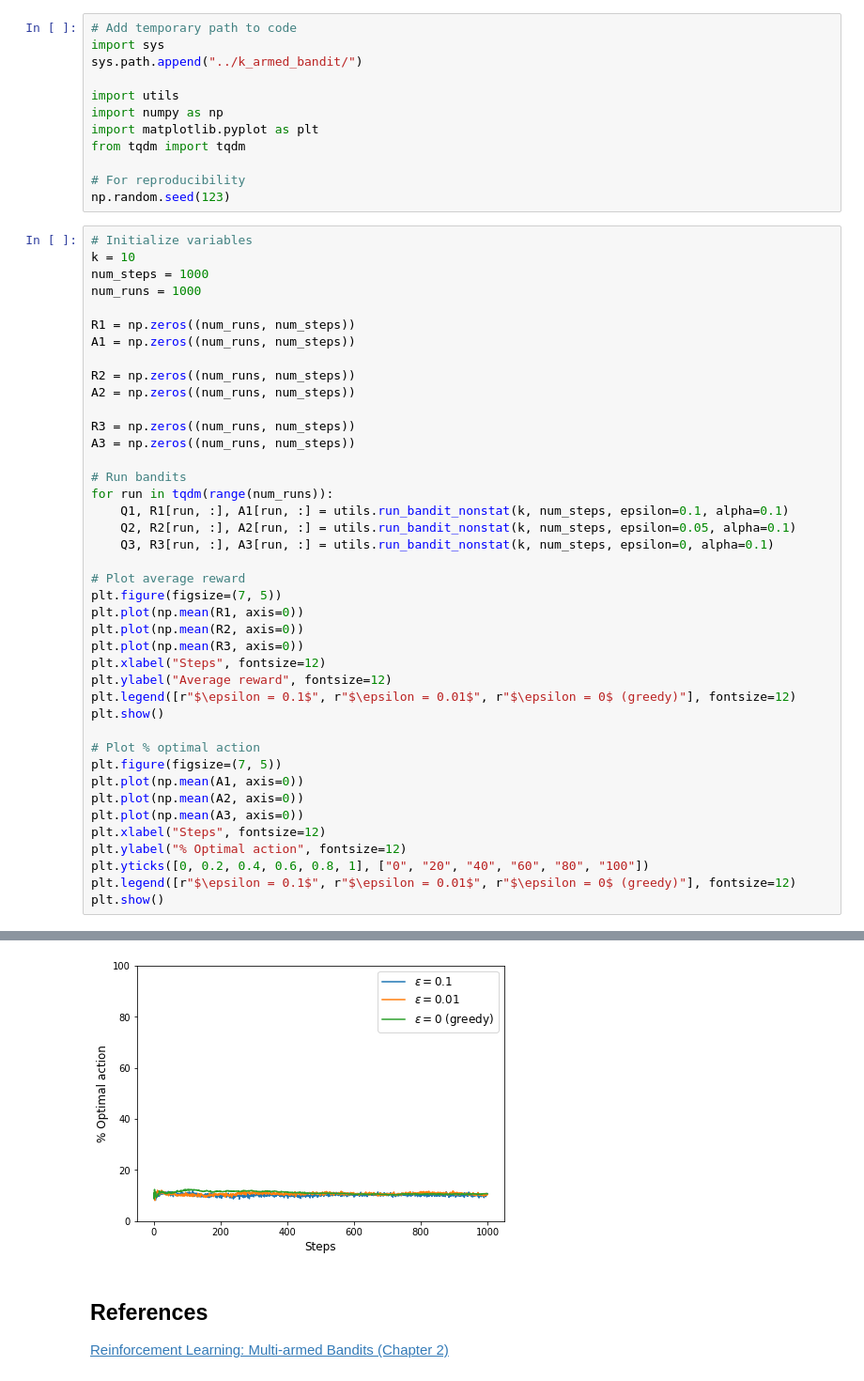
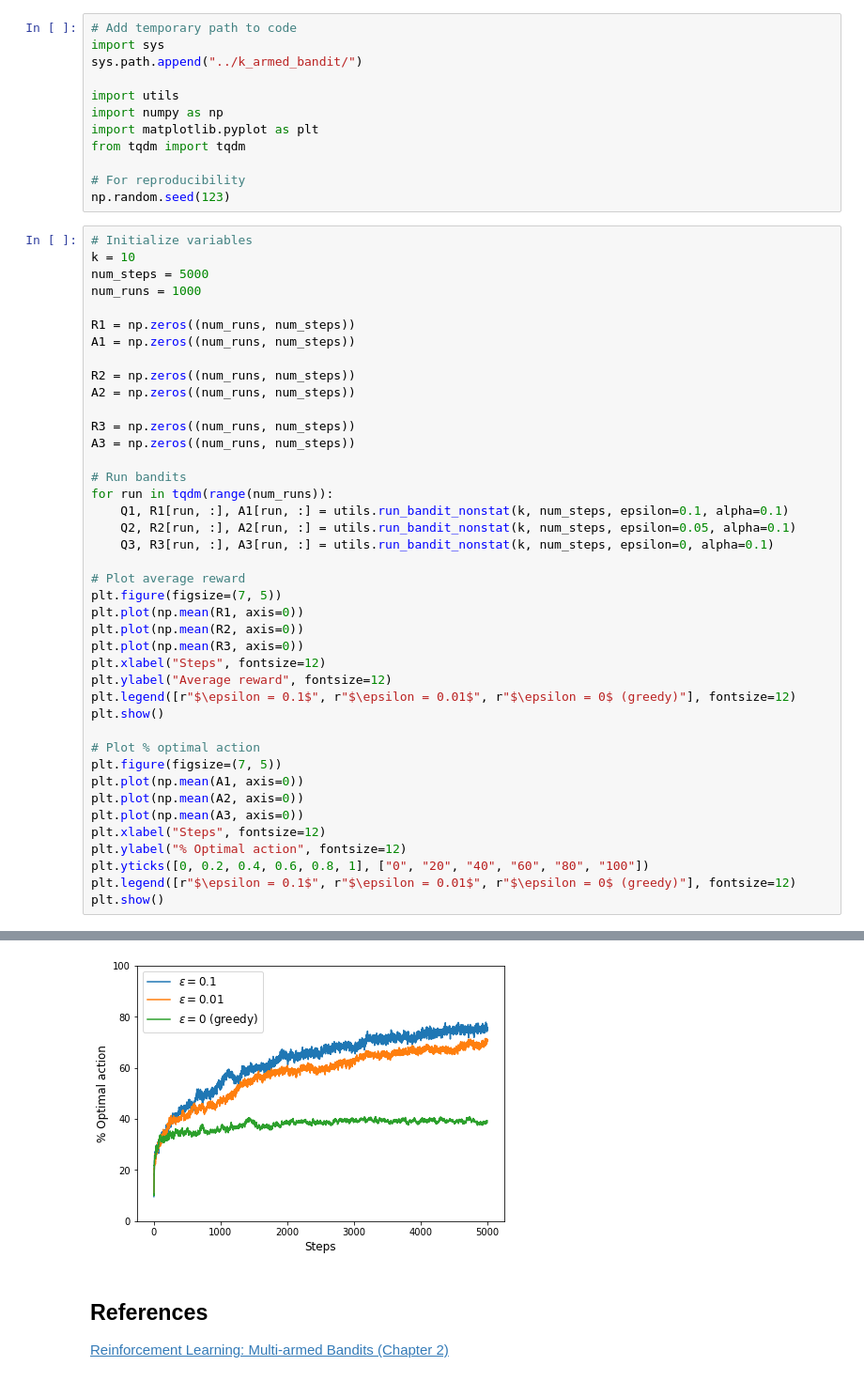
Before and after one commit to sgalella/kArmedBandit, a Jupyter notebook: notebooks/nonstationary.ipynb, the cells around one changed output, grey strips where cells are left out. Shown at 94% size. Cells and saved outputs as stored; diff of their text form.

```diff
--- a/notebooks/nonstationary.ipynb
+++ b/notebooks/nonstationary.ipynb
@@ -15,7 +15,7 @@ np.random.seed(123)
 # %%
 # Initialize variables
 k = 10
-num_steps = 1000
+num_steps = 5000
 num_runs = 1000
 
 R1 = np.zeros((num_runs, num_steps))
@@ -58,4 +58,4 @@ plt.show()
-[figure, old version]
+[figure, new version]
 # %% [markdown]
 ## References
 [Reinforcement Learning: Multi-armed Bandits (Chapter 2)](https://mitpress.mit.edu/books/reinforcement-learning-second-edition)
```
Also changed, not shown: parts of 1 cell of this notebook, 1 other file.
